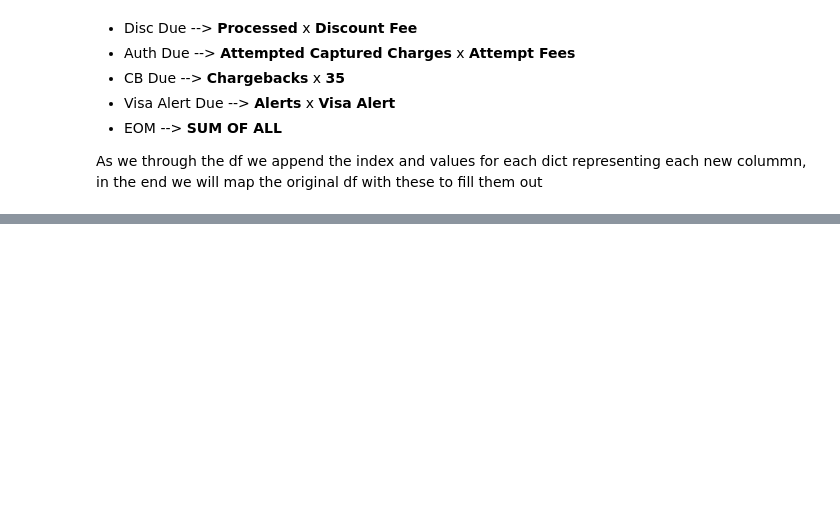
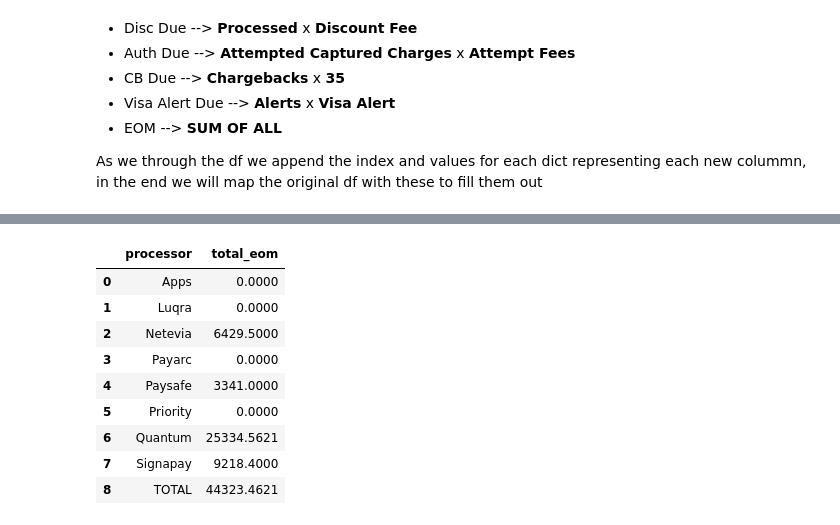
Before and after one commit to pythonistax/Goldfinger, a Jupyter notebook: GF_Project_3.ipynb, the cells around one changed output, grey strips where cells are left out. Cells and saved outputs as stored; diff of their text form; code cells hidden in the pictures; blank space fills up the shorter version.

```diff
--- a/GF_Project_3.ipynb
+++ b/GF_Project_3.ipynb
@@ -441,0 +586,38 @@ EOM_df
+# %%
+# First, let's clean the processor column in the main dataframe
+EOM_df["processor"] = EOM_df["processor"].astype(str).str.strip().str.lower()
+
+# Now group by processor (which is now cleaned)
+selected_c = ["processor", "total_eom"]
+EOM_processor = EOM_df[selected_c].groupby("processor").sum().reset_index()
+
+# If we have a nan in the processor column, we remove that row
+EOM_processor = EOM_processor.dropna(subset=["processor"])
+EOM_processor = EOM_processor[EOM_processor["processor"].str.lower() != "nan"]
+
+# Add total row
+total_row_processor = pd.DataFrame({
+    'processor': ['total'],
+    'total_eom': [EOM_processor['total_eom'].sum()]
+})
+
+# Append the total row to the original DataFrame
+EOM_processor = pd.concat([EOM_processor, total_row_processor], ignore_index=True)
+
+# Convert to proper case (title case for processors, uppercase for TOTAL)
+EOM_processor["processor"] = EOM_processor["processor"].apply(
+    lambda x: x.title() if x.lower() != 'total' else x.upper()
+)
+
+EOM_processor
+# %% [output]
+|  | processor | total_eom |
+| 0 | Apps | 0.0000 |
+| 1 | Luqra | 0.0000 |
+| 2 | Netevia | 6429.5000 |
+| 3 | Payarc | 0.0000 |
+| 4 | Paysafe | 3341.0000 |
+| 5 | Priority | 0.0000 |
+| 6 | Quantum | 25334.5621 |
+| 7 | Signapay | 9218.4000 |
+| 8 | TOTAL | 44323.4621 |
```
Also changed, not shown: parts of 14 cells of this notebook, 3 other files.
